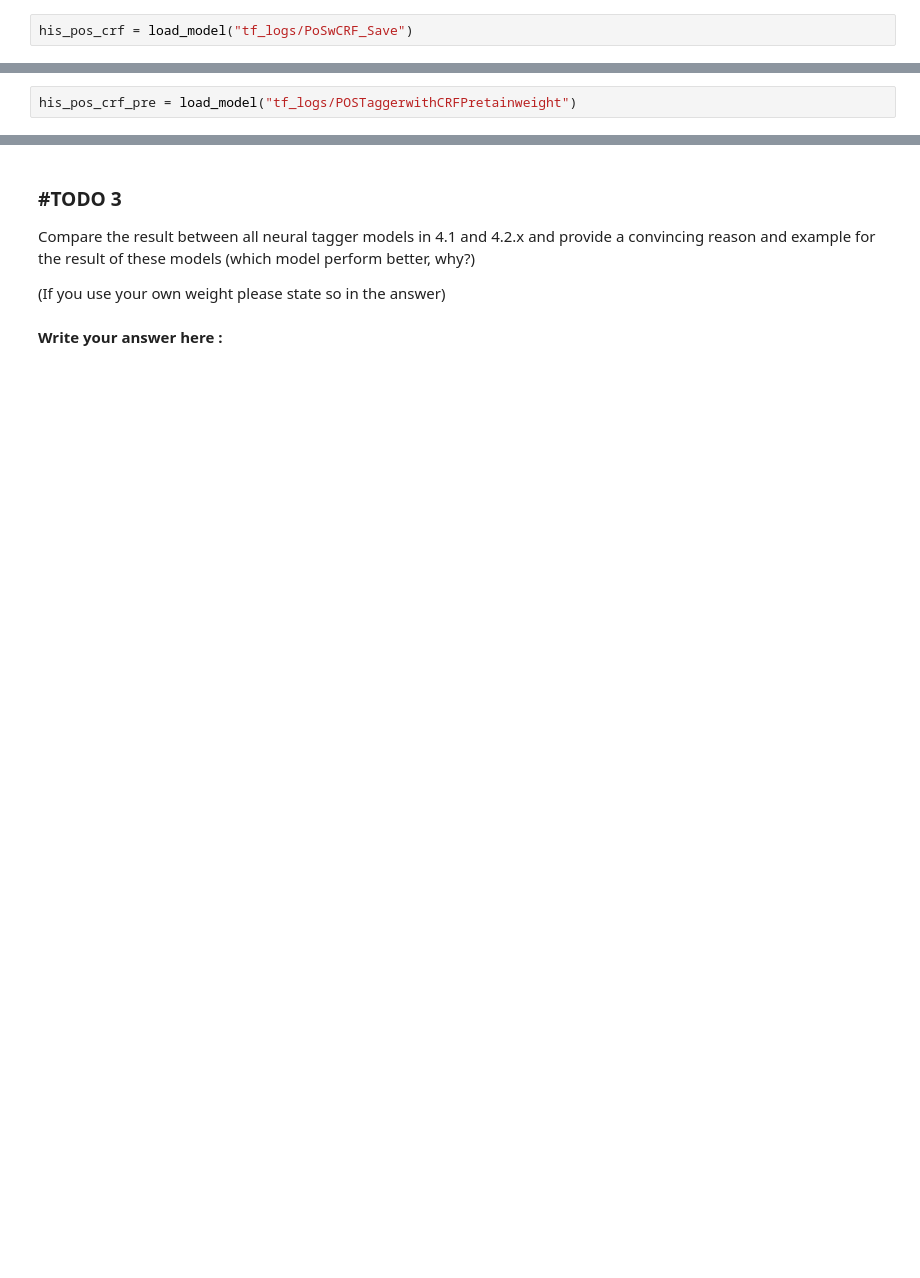
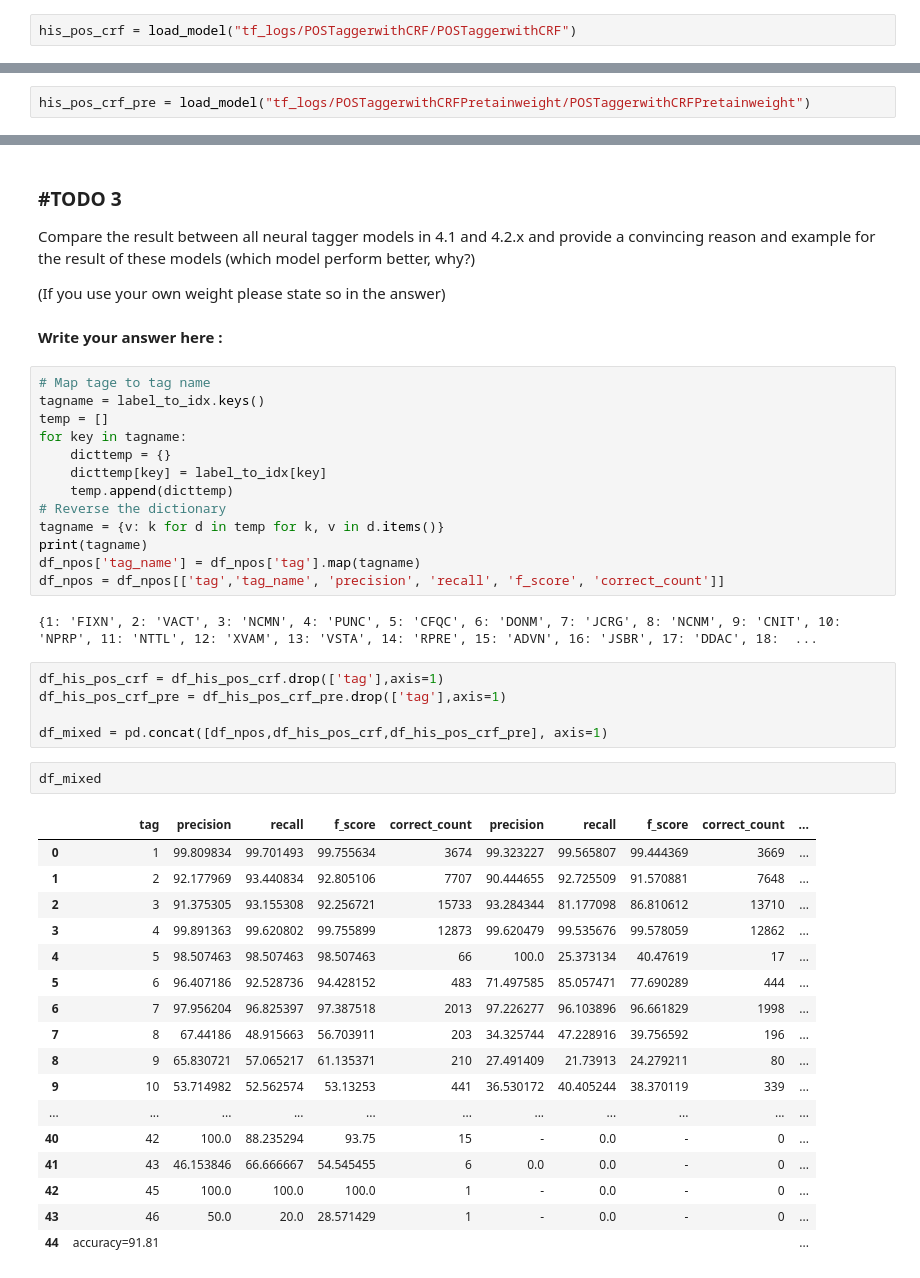
Before and after one commit to AthimetA/FRA501_Natural_Language_Processing, a Jupyter notebook: Homework/HW1/HW1.3_PoS_tagging.ipynb, the cells around one changed output, grey strips where cells are left out. Cells and saved outputs as stored; diff of their text form; blank space fills up the shorter version.

```diff
--- a/Homework/HW1/HW1.3_PoS_tagging.ipynb
+++ b/Homework/HW1/HW1.3_PoS_tagging.ipynb
@@ -420,6 +444,6 @@ INFO:tensorflow:Assets written to: tf_logs/POSTaggerwithCRF/POSTaggerwithCRF\ass
 # %% [markdown]
 ### **Load Model**
 # %%
-his_pos_crf = load_model("tf_logs/PoSwCRF_Save")
+his_pos_crf = load_model("tf_logs/POSTaggerwithCRF/POSTaggerwithCRF")
 # %% [markdown]
 ### **Model Prediction**
@@ -583,7 +604,7 @@ INFO:tensorflow:Assets written to: tf_logs/POSTaggerwithCRFPretainweight/POSTagg
 # %% [markdown]
 ### **Load Model**
 # %%
-his_pos_crf_pre = load_model("tf_logs/POSTaggerwithCRFPretainweight")
+his_pos_crf_pre = load_model("tf_logs/POSTaggerwithCRFPretainweight/POSTaggerwithCRFPretainweight")
 # %% [markdown]
 ### **Model Prediction**
 # %%
@@ -596,3 +636,43 @@ Compare the result between all neural tagger models in 4.1 and 4.2.x and provide
 (If you use your own weight please state so in the answer)
 # %% [markdown]
 <b>Write your answer here :</b>
+# %%
+# Map tage to tag name
+tagname = label_to_idx.keys()
+temp = []
+for key in tagname:
+    dicttemp = {}
+    dicttemp[key] = label_to_idx[key]
+    temp.append(dicttemp)
+# Reverse the dictionary
+tagname = {v: k for d in temp for k, v in d.items()}
+print(tagname)
+df_npos['tag_name'] = df_npos['tag'].map(tagname)
+df_npos = df_npos[['tag','tag_name', 'precision', 'recall', 'f_score', 'correct_count']]
+# %% [output]
+{1: 'FIXN', 2: 'VACT', 3: 'NCMN', 4: 'PUNC', 5: 'CFQC', 6: 'DONM', 7: 'JCRG', 8: 'NCNM', 9: 'CNIT', 10: 'NPRP', 11: 'NTTL', 12: 'XVAM', 13: 'VSTA', 14: 'RPRE', 15: 'ADVN', 16: 'JSBR', 17: 'DDAC', 18:  ...
+# %%
+df_his_pos_crf = df_his_pos_crf.drop(['tag'],axis=1)
+df_his_pos_crf_pre = df_his_pos_crf_pre.drop(['tag'],axis=1)
+
+df_mixed = pd.concat([df_npos,df_his_pos_crf,df_his_pos_crf_pre], axis=1)
+# %%
+df_mixed
+# %% [output]
+|  | tag | precision | recall | f_score | correct_count | precision | recall | f_score | correct_count | ... |
+| 0 | 1 | 99.809834 | 99.701493 | 99.755634 | 3674 | 99.323227 | 99.565807 | 99.444369 | 3669 | ... |
+| 1 | 2 | 92.177969 | 93.440834 | 92.805106 | 7707 | 90.444655 | 92.725509 | 91.570881 | 7648 | ... |
+| 2 | 3 | 91.375305 | 93.155308 | 92.256721 | 15733 | 93.284344 | 81.177098 | 86.810612 | 13710 | ... |
+| 3 | 4 | 99.891363 | 99.620802 | 99.755899 | 12873 | 99.620479 | 99.535676 | 99.578059 | 12862 | ... |
+| 4 | 5 | 98.507463 | 98.507463 | 98.507463 | 66 | 100.0 | 25.373134 | 40.47619 | 17 | ... |
+| 5 | 6 | 96.407186 | 92.528736 | 94.428152 | 483 | 71.497585 | 85.057471 | 77.690289 | 444 | ... |
+| 6 | 7 | 97.956204 | 96.825397 | 97.387518 | 2013 | 97.226277 | 96.103896 | 96.661829 | 1998 | ... |
+| 7 | 8 | 67.44186 | 48.915663 | 56.703911 | 203 | 34.325744 | 47.228916 | 39.756592 | 196 | ... |
+| 8 | 9 | 65.830721 | 57.065217 | 61.135371 | 210 | 27.491409 | 21.73913 | 24.279211 | 80 | ... |
+| 9 | 10 | 53.714982 | 52.562574 | 53.13253 | 441 | 36.530172 | 40.405244 | 38.370119 | 339 | ... |
+| ... | ... | ... | ... | ... | ... | ... | ... | ... | ... | ... |
+| 40 | 42 | 100.0 | 88.235294 | 93.75 | 15 | - | 0.0 | - | 0 | ... |
+| 41 | 43 | 46.153846 | 66.666667 | 54.545455 | 6 | 0.0 | 0.0 | - | 0 | ... |
+| 42 | 45 | 100.0 | 100.0 | 100.0 | 1 | - | 0.0 | - | 0 | ... |
+| 43 | 46 | 50.0 | 20.0 | 28.571429 | 1 | - | 0.0 | - | 0 | ... |
+| 44 | accuracy=91.81 |  |  |  |  |  |  |  |  | ... |
```
Also changed, not shown: parts of 12 cells of this notebook, 9 other files.
